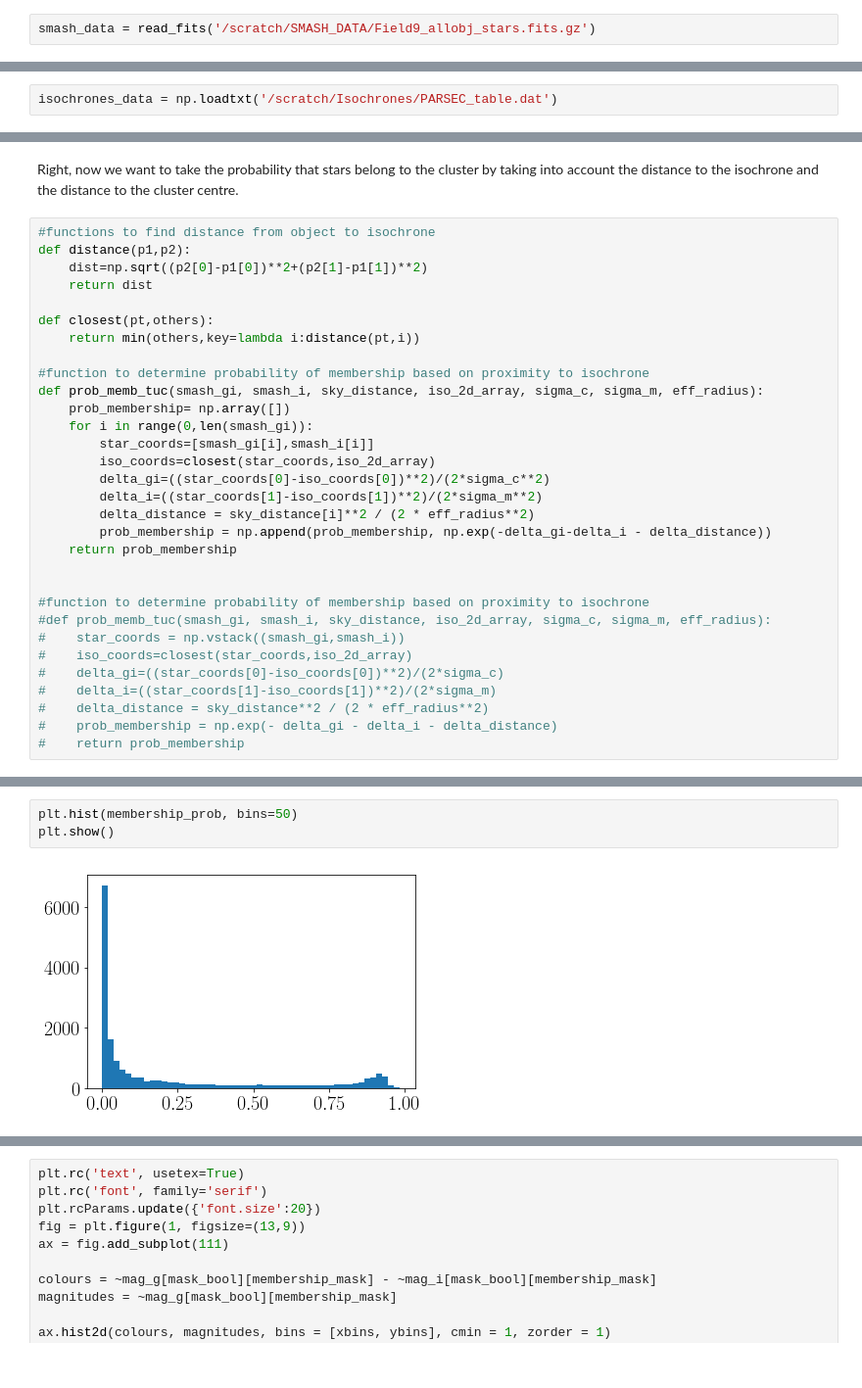
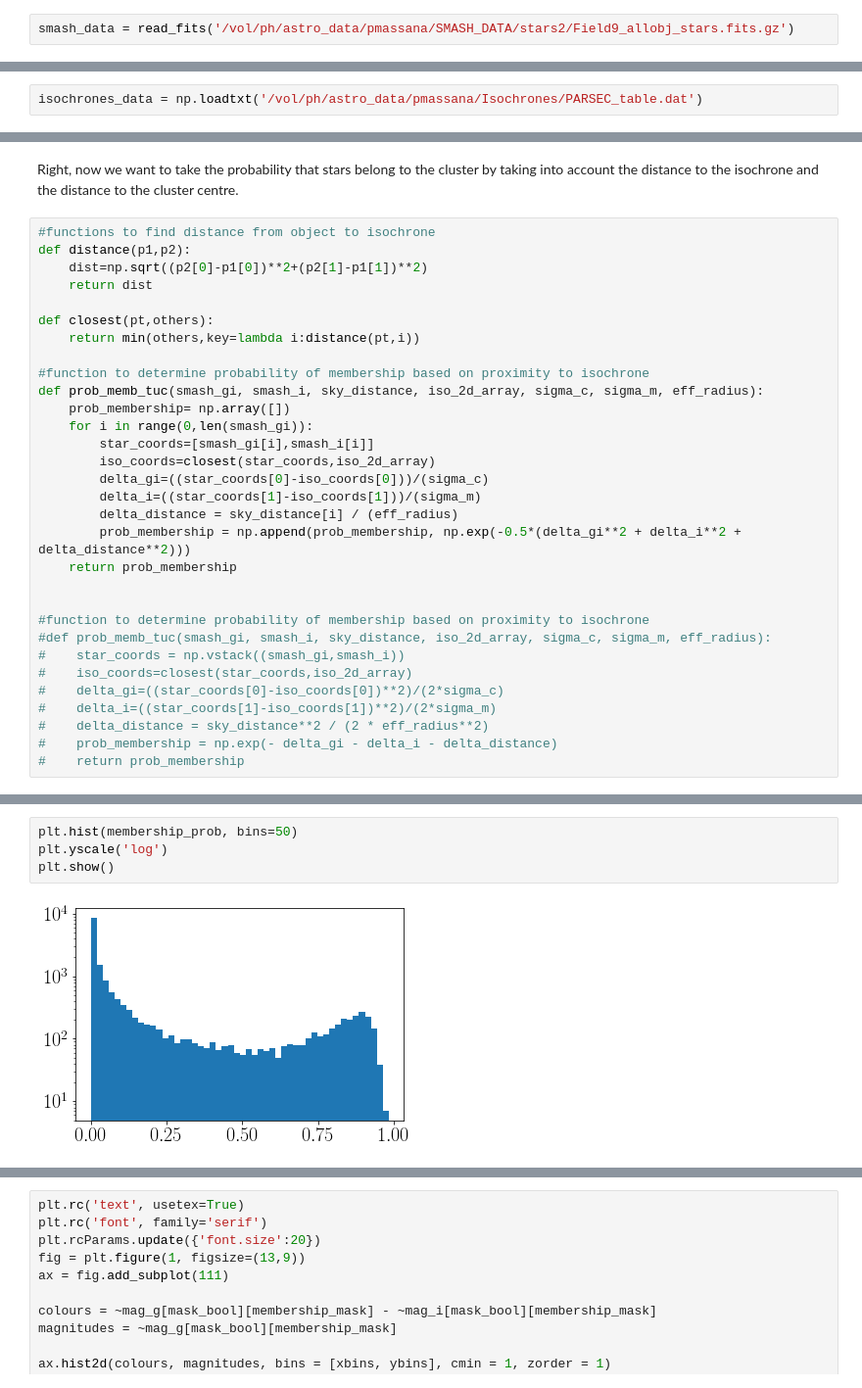
Before and after one commit to pmassana/smc_smash, a Jupyter notebook: NGC362 cleansing.ipynb, the cells around one changed output, grey strips where cells are left out. Shown at 98% size. Cells and saved outputs as stored; diff of their text form.

```diff
--- a/NGC362 cleansing.ipynb
+++ b/NGC362 cleansing.ipynb
@@ -47,7 +48,7 @@ extinction_coeff_decam = np.array([3.9631, 3.1863, 2.1401, 1.5690, 1.1957, 1.047
 vertex_coord = [(0.75,23),(1,20.3),(0.5,20),(0.5,20.5),(0.3,20.5),(0.75,23)]
 vertex_coord_2 = [(0.815,22.3),(0.92,21.5),(0.5,20),(0.43,19.5),(0.3,19.5),(0.4,20.5)]
 # %%
-smash_data = read_fits('/scratch/SMASH_DATA/Field9_allobj_stars.fits.gz')
+smash_data = read_fits('/vol/ph/astro_data/pmassana/SMASH_DATA/stars2/Field9_allobj_stars.fits.gz')
 # %%
 mag_g = dereddener(smash_data['G'], 1, smash_data['EBV'])
 mag_i = dereddener(smash_data['I'], 3, smash_data['EBV'])
@@ -85,5 +86,5 @@ print(mask_bool.shape, mag_g.shape)
 # %%
-isochrones_data = np.loadtxt('/scratch/Isochrones/PARSEC_table.dat')
+isochrones_data = np.loadtxt('/vol/ph/astro_data/pmassana/Isochrones/PARSEC_table.dat')
 # %%
 ## Let's get an isochrone over here to model the MS in this area.
 
@@ -173,10 +174,10 @@ def prob_memb_tuc(smash_gi, smash_i, sky_distance, iso_2d_array, sigma_c, sigma_
     for i in range(0,len(smash_gi)):
         star_coords=[smash_gi[i],smash_i[i]]
         iso_coords=closest(star_coords,iso_2d_array)
-        delta_gi=((star_coords[0]-iso_coords[0])**2)/(2*sigma_c**2)
-        delta_i=((star_coords[1]-iso_coords[1])**2)/(2*sigma_m**2)
-        delta_distance = sky_distance[i]**2 / (2 * eff_radius**2)
-        prob_membership = np.append(prob_membership, np.exp(-delta_gi-delta_i - delta_distance))
+        delta_gi=((star_coords[0]-iso_coords[0]))/(sigma_c)
+        delta_i=((star_coords[1]-iso_coords[1]))/(sigma_m)
+        delta_distance = sky_distance[i] / (eff_radius)
+        prob_membership = np.append(prob_membership, np.exp(-0.5*(delta_gi**2 + delta_i**2 + delta_distance**2)))
     return prob_membership
 
 
@@ -216,8 +216,9 @@ print membership_prob.shape
 # %%
 plt.hist(membership_prob, bins=50)
+plt.yscale('log')
 plt.show()
 # %% [output]
-[figure, old version]
+[figure, new version]
 # %%
 plt.rc('text', usetex=True)
 plt.rc('font', family='serif')
```
Also changed, not shown: parts of 22 cells of this notebook, 4 other files.
